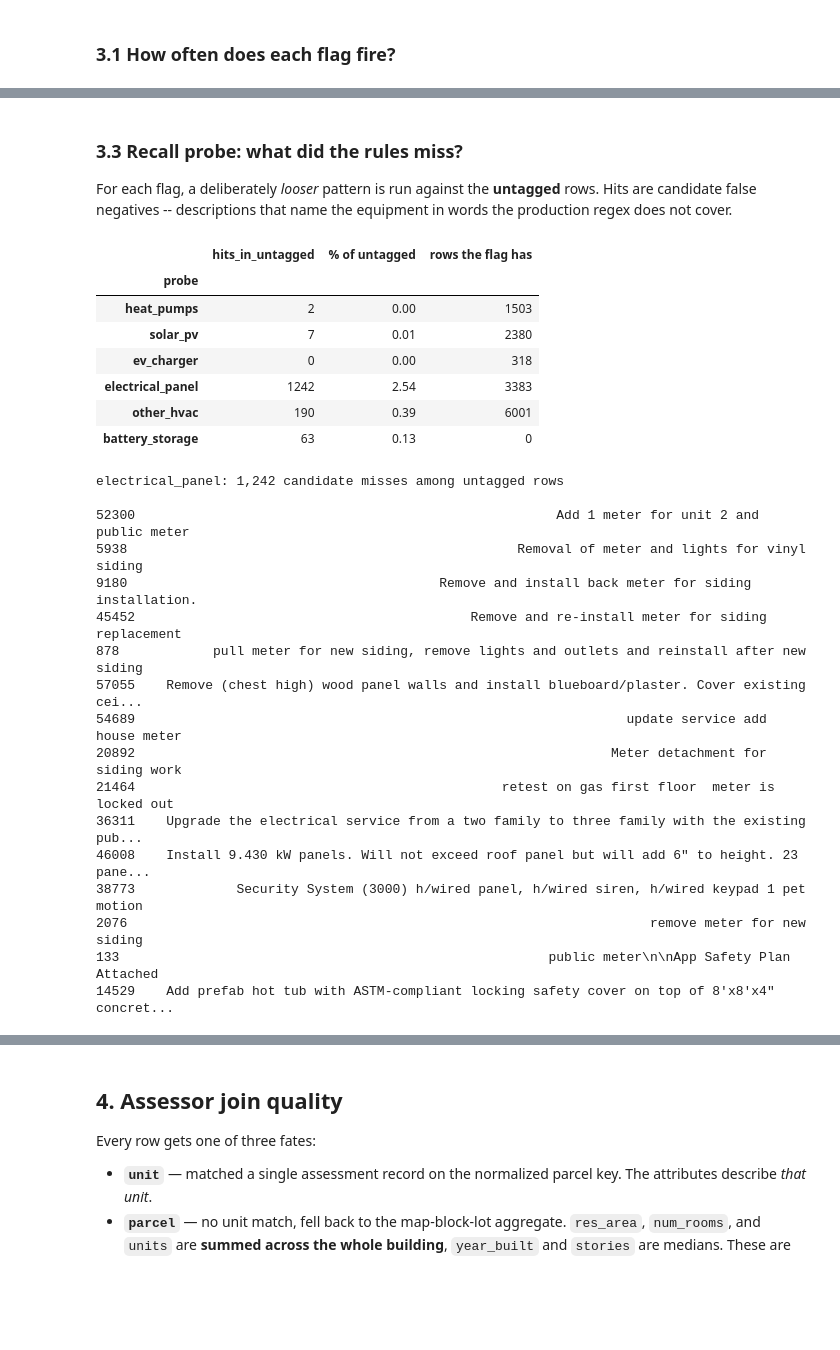
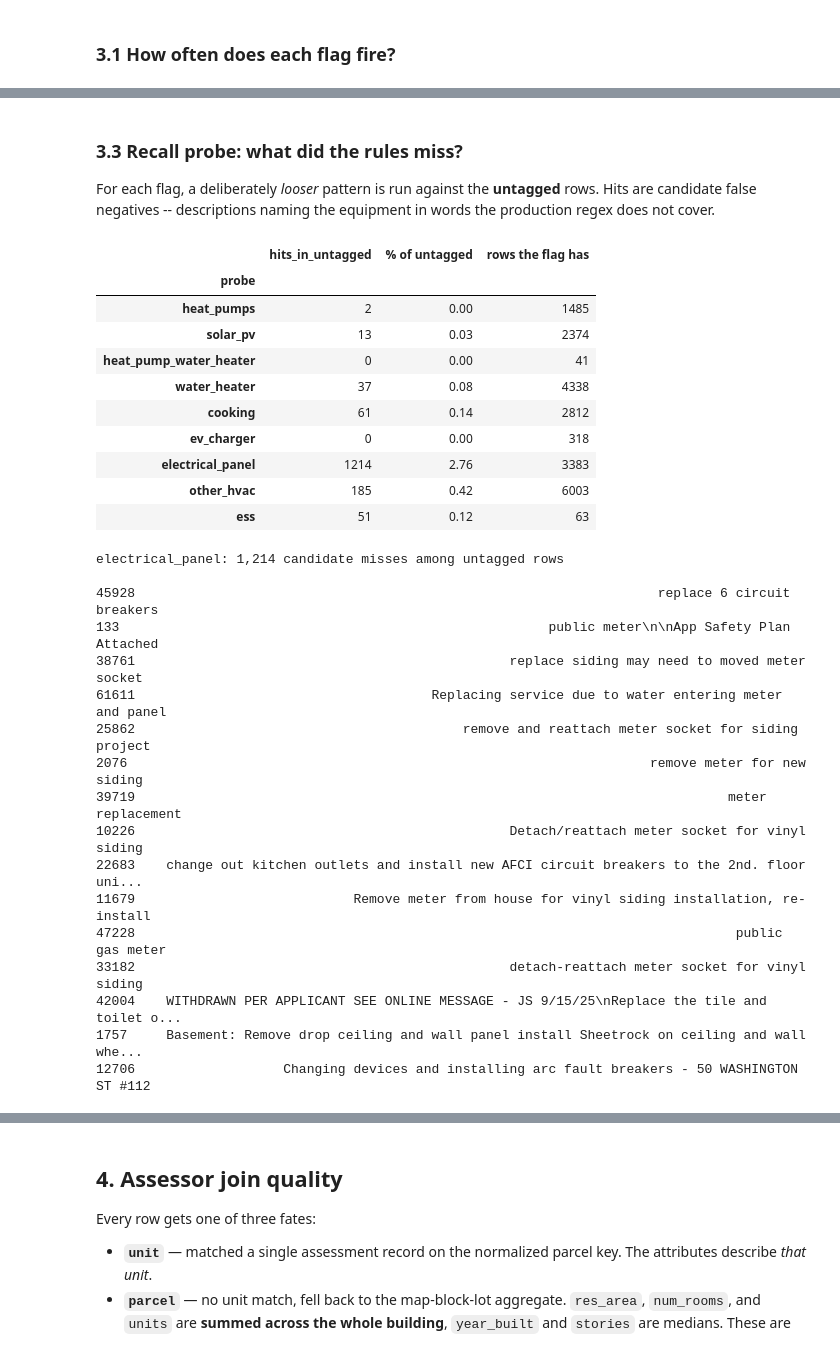
Before and after one commit to dawsonc/permit-the-frog, a Jupyter notebook: notebooks/02_somerville_processed_summary.ipynb, the cells around one changed output, grey strips where cells are left out. Saved outputs shown, nothing was run; the diff lists cells and outputs as text; code cells hidden in the pictures; blank space fills up the shorter version.

```diff
--- a/notebooks/02_somerville_processed_summary.ipynb
+++ b/notebooks/02_somerville_processed_summary.ipynb
@@ -57,7 +57,19 @@ CSV = Path("../data/processed/ma/somerville/joined_data.csv")
 # One boolean column per project type. Independent: a permit can carry several
 # flags or none, and all-false is the residual "no equipment named" bucket.
 # Mirrors PROJECT_TYPE_PATTERNS order in the pipeline.
-FLAGS = ["solar_pv", "heat_pumps", "ev_charger", "electrical_panel", "other_hvac"]
+FLAGS = [
+    "solar_pv", "heat_pumps", "heat_pump_water_heater", "water_heater", "cooking",
+    "ev_charger", "electrical_panel", "other_hvac", "ess",
+]
+# Extracted magnitudes, populated only on the rows whose flag they belong to.
+SIZE_COLS = ["solar_kw", "ess_kwh"]
+
+# Short aliases so the 9x9 co-occurrence matrix stays readable in a terminal.
+SHORT = {
+    "heat_pump_water_heater": "hpwh", "water_heater": "wtr_heat",
+    "electrical_panel": "panel", "ev_charger": "ev", "solar_pv": "solar",
+    "heat_pumps": "heat_pump", "other_hvac": "oth_hvac", "cooking": "cook", "ess": "ess",
+}
 # %%
 df = pd.read_csv(CSV, low_memory=False)
 df["application_date"] = pd.to_datetime(df["application_date"], errors="coerce")
@@ -261,8 +357,8 @@ mini-split *is* a condenser and an air handler and would otherwise fire both.
 counts = df[FLAGS].sum().sort_values()
 rate = (counts / len(df) * 100).round(2)
 
-fig, ax = plt.subplots(figsize=(9, 2.8))
-ax.barh(counts.index, counts.values, color=BLUE, height=0.66)
+fig, ax = plt.subplots(figsize=(9, 3.6))
+ax.barh(counts.index, counts.values, color=BLUE, height=0.7)
 for label, v in zip(counts.index, counts.values):
     ax.text(v + counts.max() * 0.015, label, f"{v:,}", va="center", fontsize=9, color=MUTED)
 ax.set_title("Permits carrying each project-type flag (not mutually exclusive)")
@@ -364,40 +506,46 @@ The pairs worth understanding:
 ### 3.3 Recall probe: what did the rules miss?
 
 For each flag, a deliberately *looser* pattern is run against the **untagged** rows. Hits
-are candidate false negatives -- descriptions that name the equipment in words the
-production regex does not cover.
+are candidate false negatives -- descriptions naming the equipment in words the production
+regex does not cover.
 # %%
 PROBES = {
     "heat_pumps":       r"heat pump|heatpump|mini.?split|ductless|air.?source|\bashp\b|\bvrf\b",
     "solar_pv":         r"solar|photovolt|\bpv\b|inverter|micro.?inverter",
+    "heat_pump_water_heater": r"hpwh|heat pump.{0,20}water|hybrid.{0,15}water heater",
+    "water_heater":     r"water heater|water htr|\bwh\b|hot water|tankless|indirect",
+    "cooking":          r"stove|\brange\b|cook ?top|\boven\b|induction|\bcooking\b|\bhood\b",
     "ev_charger":       r"\bev\b|electric vehicle|\bevse\b|car charger|charging station|wall connector",
     "electrical_panel": r"\bpanel\b|\bamp\b|service upgrade|load cent|breaker|\bmeter\b",
     "other_hvac":       r"furnace|boiler|hvac|air.?condition|condens|\bac\b|duct|\brtu\b",
-    "battery_storage":  r"battery|\bess\b|powerwall|energy storage",   # still no rule for this
+    "ess":              r"\bbatter|\bess\b|powerwall|energy storage|encharge",
 }
 
 untagged = df[n_flags == 0]
 desc = untagged["project_description"].fillna("").str.lower()
 
 probe_rows = []
 for label, pat in PROBES.items():
     hits = desc.str.contains(pat, regex=True, na=False)
     probe_rows.append({
         "probe": label,
         "hits_in_untagged": int(hits.sum()),
         "% of untagged": round(hits.mean() * 100, 2),
-        "rows the flag has": int(df[label].sum()) if label in df.columns else 0,
+        "rows the flag has": int(df[label].sum()),
     })
 pd.DataFrame(probe_rows).set_index("probe")
 # %% [output]
 |  | hits_in_untagged | % of untagged | rows the flag has |
 | probe |  |  |  |
-| heat_pumps | 2 | 0.00 | 1503 |
-| solar_pv | 7 | 0.01 | 2380 |
+| heat_pumps | 2 | 0.00 | 1485 |
+| solar_pv | 13 | 0.03 | 2374 |
+| heat_pump_water_heater | 0 | 0.00 | 41 |
+| water_heater | 37 | 0.08 | 4338 |
+| cooking | 61 | 0.14 | 2812 |
 | ev_charger | 0 | 0.00 | 318 |
-| electrical_panel | 1242 | 2.54 | 3383 |
-| other_hvac | 190 | 0.39 | 6001 |
-| battery_storage | 63 | 0.13 | 0 |
+| electrical_panel | 1214 | 2.76 | 3383 |
+| other_hvac | 185 | 0.42 | 6003 |
+| ess | 51 | 0.12 | 63 |
 # %%
 # Eyeball the misses for whichever probe looks worst above.
 PROBE = "electrical_panel"
@@ -406,23 +554,23 @@ hits = desc.str.contains(PROBES[PROBE], regex=True, na=False)
 print(f"{PROBE}: {hits.sum():,} candidate misses among untagged rows\n")
 print(untagged.loc[hits, "project_description"].sample(min(15, int(hits.sum())), random_state=0).to_string())
 # %% [output]
-electrical_panel: 1,242 candidate misses among untagged rows
+electrical_panel: 1,214 candidate misses among untagged rows
 
-52300                                                      Add 1 meter for unit 2 and public meter
-5938                                                  Removal of meter and lights for vinyl siding
-9180                                        Remove and install back meter for siding installation.
-45452                                           Remove and re-install meter for siding replacement
-878            pull meter for new siding, remove lights and outlets and reinstall after new siding
-57055    Remove (chest high) wood panel walls and install blueboard/plaster. Cover existing cei...
-54689                                                               update service add house meter
-20892                                                             Meter detachment for siding work
-21464                                               retest on gas first floor  meter is locked out
-36311    Upgrade the electrical service from a two family to three family with the existing pub...
-46008    Install 9.430 kW panels. Will not exceed roof panel but will add 6" to height. 23 pane...
-38773             Security System (3000) h/wired panel, h/wired siren, h/wired keypad 1 pet motion
+45928                                                                   replace 6 circuit breakers
+133                                                       public meter\n\nApp Safety Plan Attached
+38761                                                replace siding may need to moved meter socket
+61611                                      Replacing service due to water entering meter and panel
+25862                                          remove and reattach meter socket for siding project
 2076                                                                   remove meter for new siding
-133                                                       public meter\n\nApp Safety Plan Attached
-14529    Add prefab hot tub with ASTM-compliant locking safety cover on top of 8'x8'x4" concret...
+39719                                                                            meter replacement
+10226                                                Detach/reattach meter socket for vinyl siding
+22683    change out kitchen outlets and install new AFCI circuit breakers to the 2nd. floor uni...
+11679                            Remove meter from house for vinyl siding installation, re-install
+47228                                                                             public gas meter
+33182                                                detach-reattach meter socket for vinyl siding
+42004    WITHDRAWN PER APPLICANT SEE ONLINE MESSAGE - JS 9/15/25\nReplace the tile and toilet o...
+1757     Basement: Remove drop ceiling and wall panel install Sheetrock on ceiling and wall whe...
+12706                   Changing devices and installing arc fault breakers - 50 WASHINGTON ST #112
 # %% [markdown]
 How to read that table:
 
```
Also changed, not shown: parts of 44 cells of this notebook, 5 other files.
